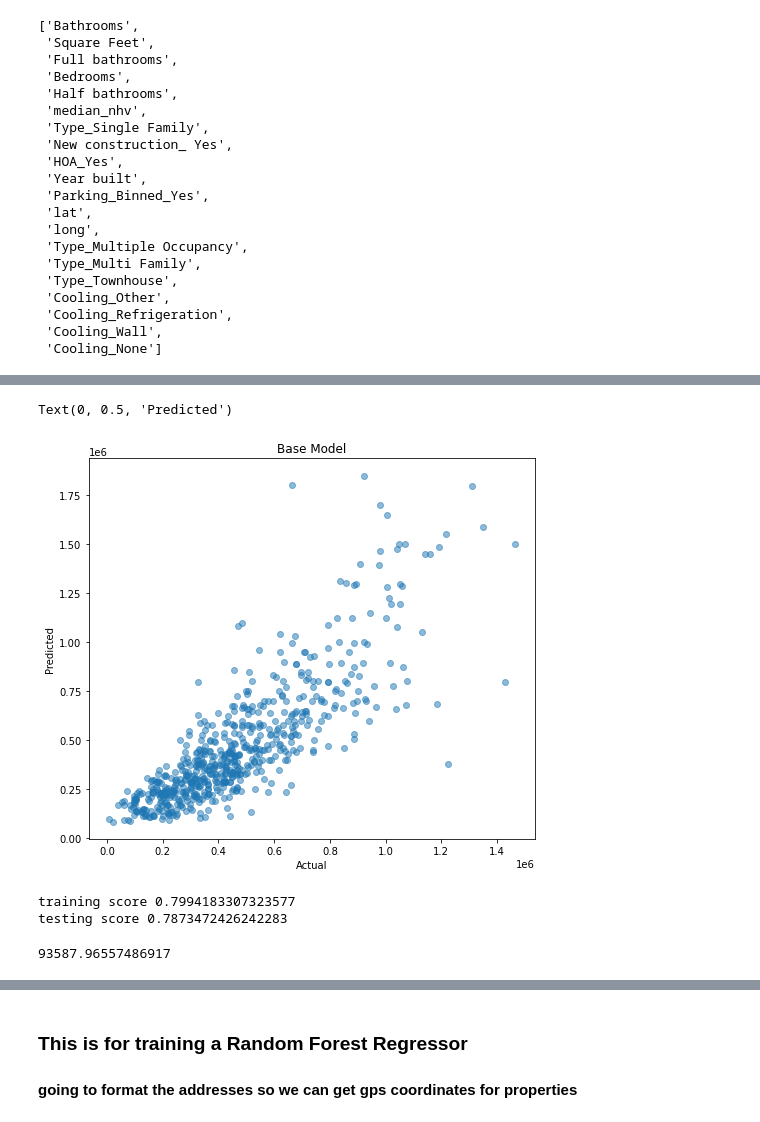
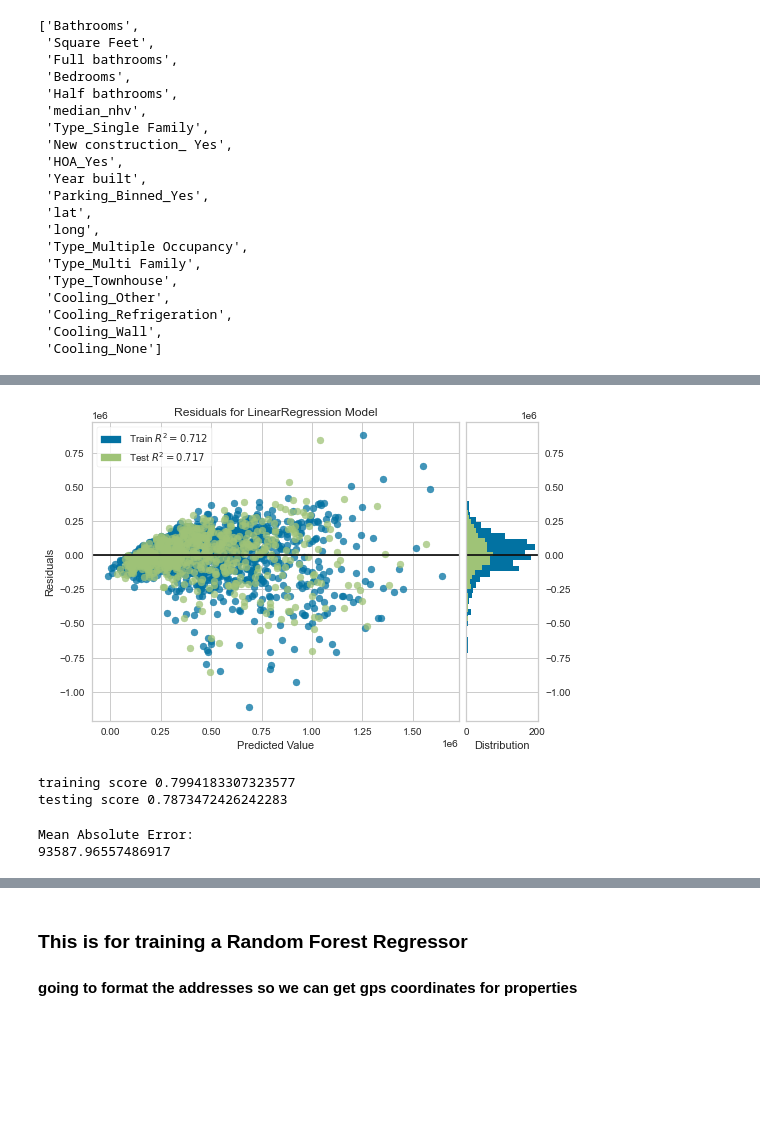
Before and after one commit to dirtylittledirtbike/project_2, a Jupyter notebook: model_training.ipynb, the cells around one changed output, grey strips where cells are left out. Drawn from its saved outputs; the diff is of its cells as text; code cells hidden in the pictures; blank space fills up the shorter version.

```diff
--- a/model_training.ipynb
+++ b/model_training.ipynb
@@ -317,14 +314,10 @@ err.mean()
-# %%
-
-plt.figure(figsize=[8, 7])
-plt.title('Base Model')
-plt.scatter(model.predict(X_test), y_test, alpha=.5)
-plt.xlabel('Actual')
-plt.ylabel('Predicted')
-# plt.savefig('Residuals1.pdf')
-# %% [output]
-Text(0, 0.5, 'Predicted')
-[figure, removed]
+# %%
+visualizer = ResidualsPlot(model, hist=True, qqplot=False)
+visualizer.fit(X_train, y_train)  # Fit the training data to the visualizer
+visualizer.score(X_test, y_test)  # Evaluate the model on the test data
+visualizer.show(outpath="Residuals1.pdf");
+# %% [output]
+[figure, added]
 # %%
 ridge_features = ['Bathrooms',
                  'Square Feet',
@@ -360,9 +353,10 @@ print('testing score', m.score(X_test, y_test))
 training score 0.7994183307323577
 testing score 0.7873472426242283
 # %%
-preds = m.predict(X_test)
+preds = ridge.predict(X_test)
 actuals = y_test
 err = abs(preds - actuals)
-err.mean()
+print('Mean Absolute Error:\n{}'.format(err.mean()))
 # %% [output]
+Mean Absolute Error:
 93587.96557486917
```
Also changed, not shown: parts of 19 cells of this notebook, 7 other files.
